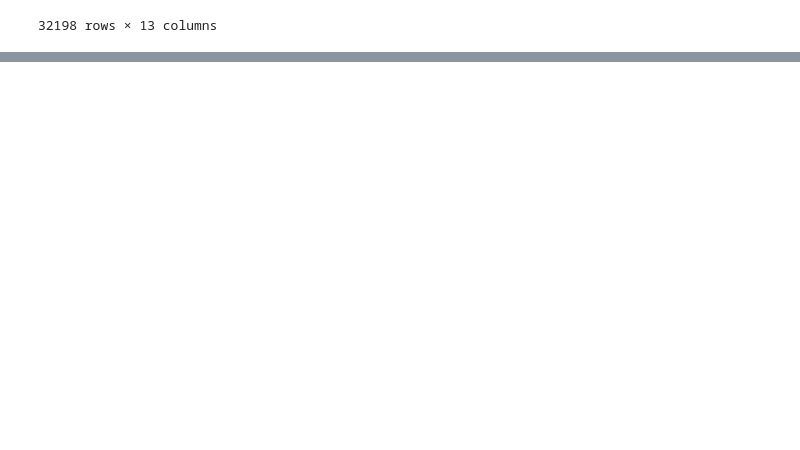
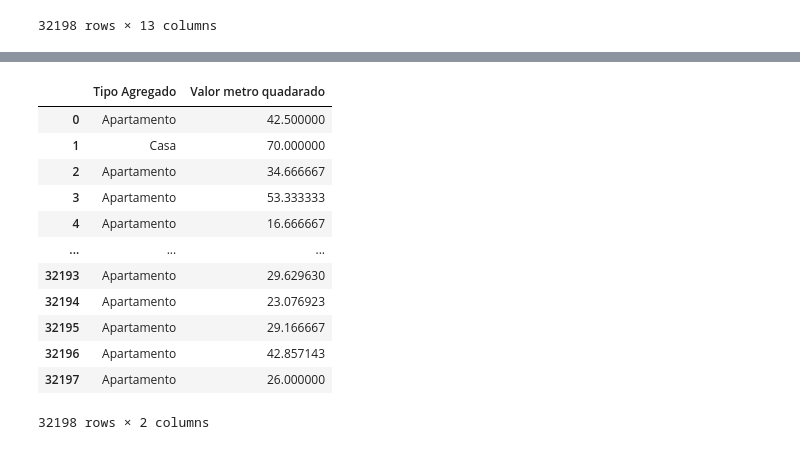
Before and after one commit to Doni-zete/Pandas_estruturas, a Jupyter notebook: Criando novas Variaveis.ipynb, the cells around one changed output, grey strips where cells are left out. Saved outputs shown, nothing was run; the diff lists cells and outputs as text; code cells hidden in the pictures; blank space fills up the shorter version.

```diff
--- a/Criando novas Variaveis.ipynb
+++ b/Criando novas Variaveis.ipynb
@@ -108,0 +160,2 @@ dados
+# %%
+dados_aux.pop('Valor metro quadarado bruto')
@@ -108,0 +175,16 @@ dados
+# %%
+dados_aux
+# %% [output]
+|  | Tipo Agregado | Valor metro quadarado |
+| 0 | Apartamento | 42.500000 |
+| 1 | Casa | 70.000000 |
+| 2 | Apartamento | 34.666667 |
+| 3 | Apartamento | 53.333333 |
+| 4 | Apartamento | 16.666667 |
+| ... | ... | ... |
+| 32193 | Apartamento | 29.629630 |
+| 32194 | Apartamento | 23.076923 |
+| 32195 | Apartamento | 29.166667 |
+| 32196 | Apartamento | 42.857143 |
+| 32197 | Apartamento | 26.000000 |
+32198 rows × 2 columns
```
Also changed, not shown: parts of 13 cells of this notebook, 10 other files.
